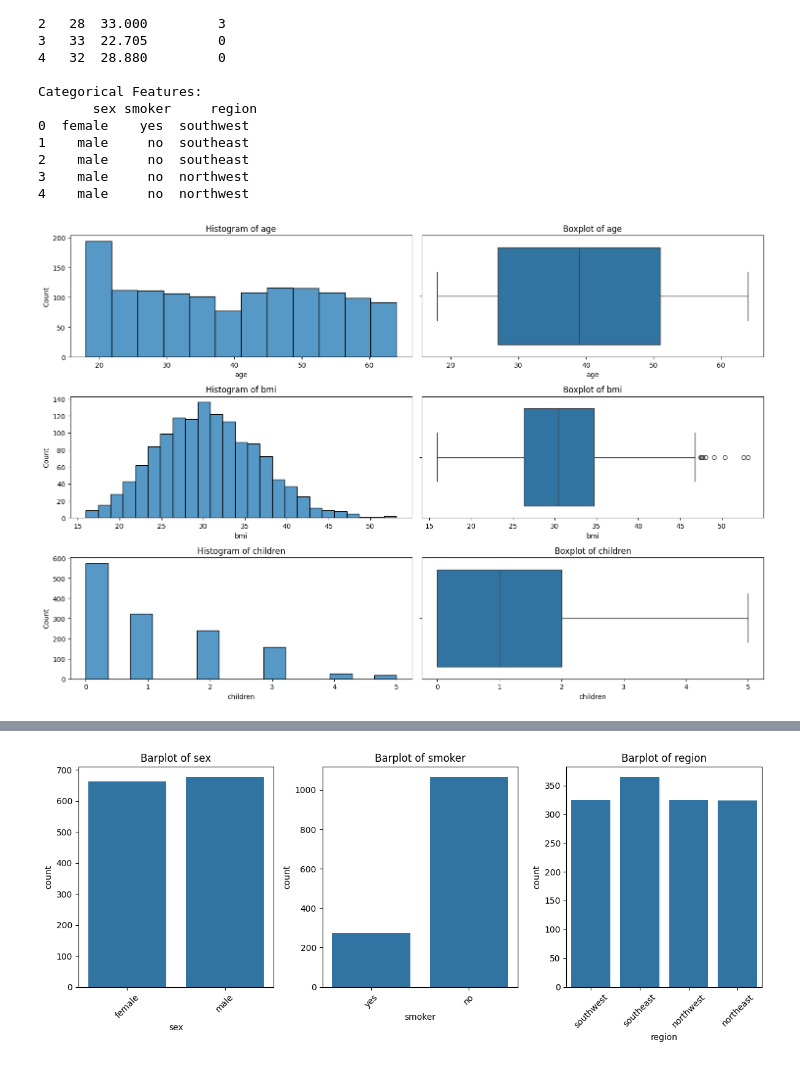
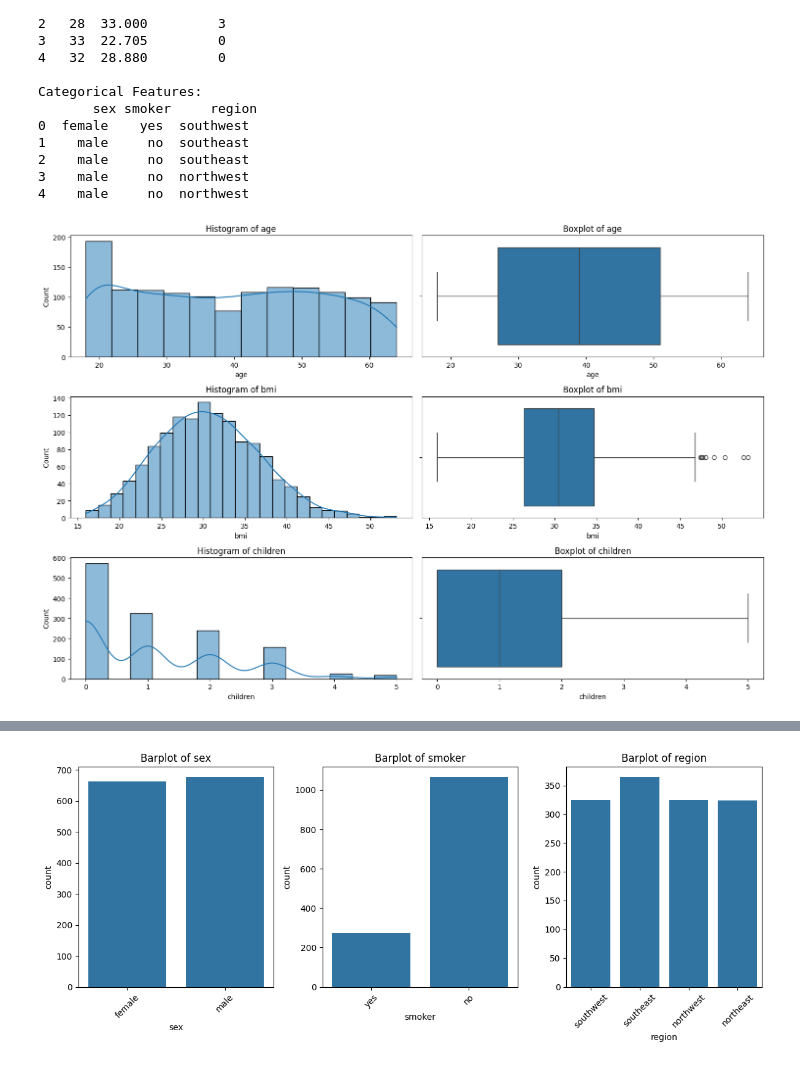
Before and after one commit to lokkenchan/linear_regression_001, a Jupyter notebook: notebooks/01_exploration.ipynb, the cells around one changed output, grey strips where cells are left out. Cells and saved outputs as stored; diff of their text form; code cells hidden in the pictures.

```diff
--- a/notebooks/01_exploration.ipynb
+++ b/notebooks/01_exploration.ipynb
@@ -47,0 +84,3 @@ There are 7 columns and 1338 rows. The target column is charges, and we have a m
+# %%
+for i in cat_feat:
+    print(df[i].value_counts(),"\n")
@@ -47,0 +219,3 @@ There are 7 columns and 1338 rows. The target column is charges, and we have a m
+# %%
+for i in df.select_dtypes(exclude='number').columns:
+    print(df.select_dtypes(exclude='number')[i].value_counts(), '\n')
@@ -114,18 +337,18 @@ Categorical Features:
 # %%
 fig, axes = plt.subplots(num_feat.shape[1],2,figsize=(15,10))
 
 for i, col in enumerate(num_feat.columns):
 
-    sns.histplot(data=num_feat, x=col, ax = axes[i,0])
+    sns.histplot(data=num_feat, x=col, ax = axes[i,0],kde=True)
     axes[i,0].set_title(f'Histogram of {col}')
 
     sns.boxplot(data=num_feat, x=col, ax = axes[i,1])
     axes[i,1].set_title(f'Boxplot of {col}')
 
 plt.tight_layout()
 plt.show()
 # %% [output]
-[figure, old version]
+[figure, new version]
 # %%
 num_feat.describe()
 # %% [output]
```
Also changed, not shown: parts of 97 cells of this notebook.
